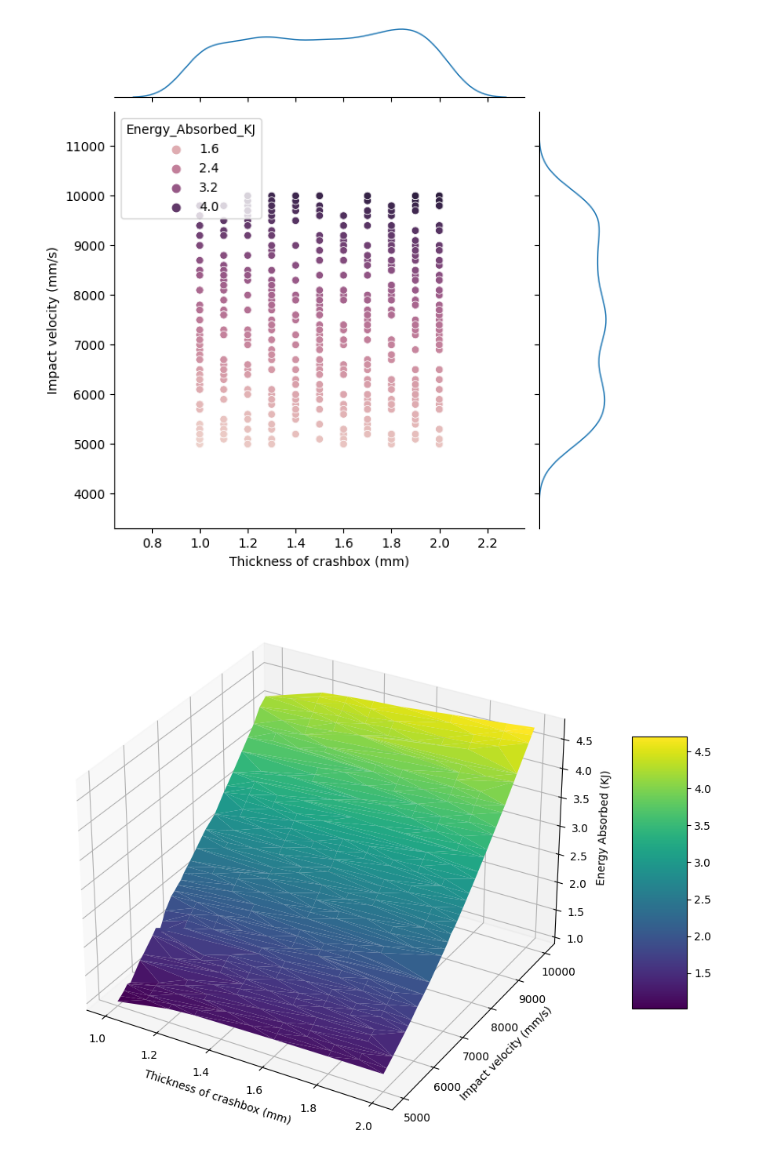
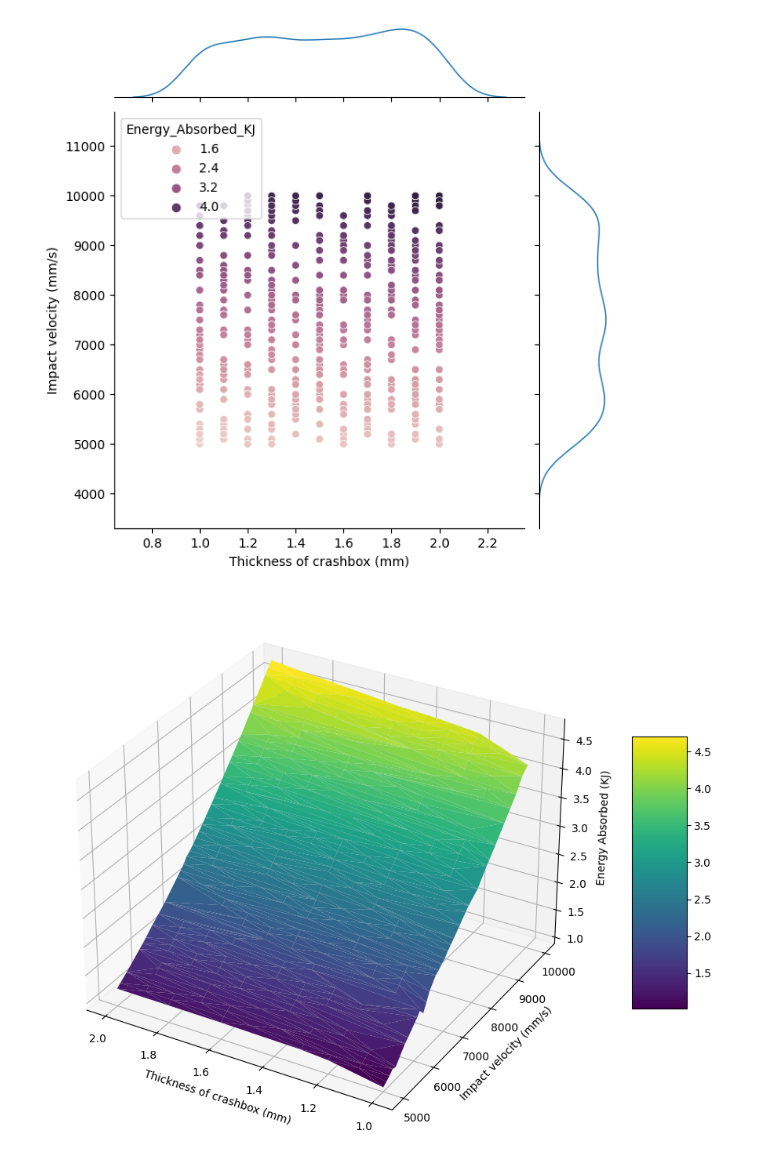
Before and after one commit to MrAdityaBorse/FEM_Data_Impact_Simulation, a Jupyter notebook: Loading database and analysing.ipynb, the cells around one changed output. Drawn from its saved outputs; the diff is of its cells as text; code cells hidden in the pictures.

```diff
--- a/Loading database and analysing.ipynb
+++ b/Loading database and analysing.ipynb
@@ -67,29 +74,35 @@ plt.savefig("data_analysis_scatter_kde.pdf", bbox_inches='tight', dpi=1200)
 # %% [output]
 [figure]
 # %%
-from matplotlib import cm
+# Distribution of the objectives over the input parameters using seaborn and matplotlib
 
 # Creating figure
 fig = plt.figure(figsize =(14, 9))
 ax = plt.axes(projection ='3d')
 
 X=df["Thickness"]
 Y=df["Velocity"]
+# Z=df["Peak_Impact_Force_KN"]
 Z=df["Energy_Absorbed_KJ"]
+# Z=df["Deformation_CB_mm"]
+# Z=df["Mean_impact_force_KN"]
+# Z=df["Mass_CB_g"]
 
 # Plot the surface.
 surf = ax.plot_trisurf(X, Y, Z, cmap=cm.viridis)
 
+# invert the axis sorting
+ax.invert_xaxis()
 # Adding labels
 ax.set_xlabel('Thickness of crashbox (mm)')
 ax.set_ylabel('Impact velocity (mm/s)')
 ax.set_zlabel('Energy Absorbed (KJ)')
 
 # Add a color bar which maps values to colors.
 fig.colorbar(surf, shrink=0.5, aspect=5)
 
-# fig3 = sns_plot.get_figure()
+# save figure
 plt.savefig("data_analysis_trisurf.svg", bbox_inches='tight', dpi=1200)
 plt.savefig("data_analysis_trisurf.pdf", bbox_inches='tight', dpi=1200)
 # %% [output]
-[figure, old version]
+[figure, new version]
```
Also changed, not shown: parts of 10 cells of this notebook.
